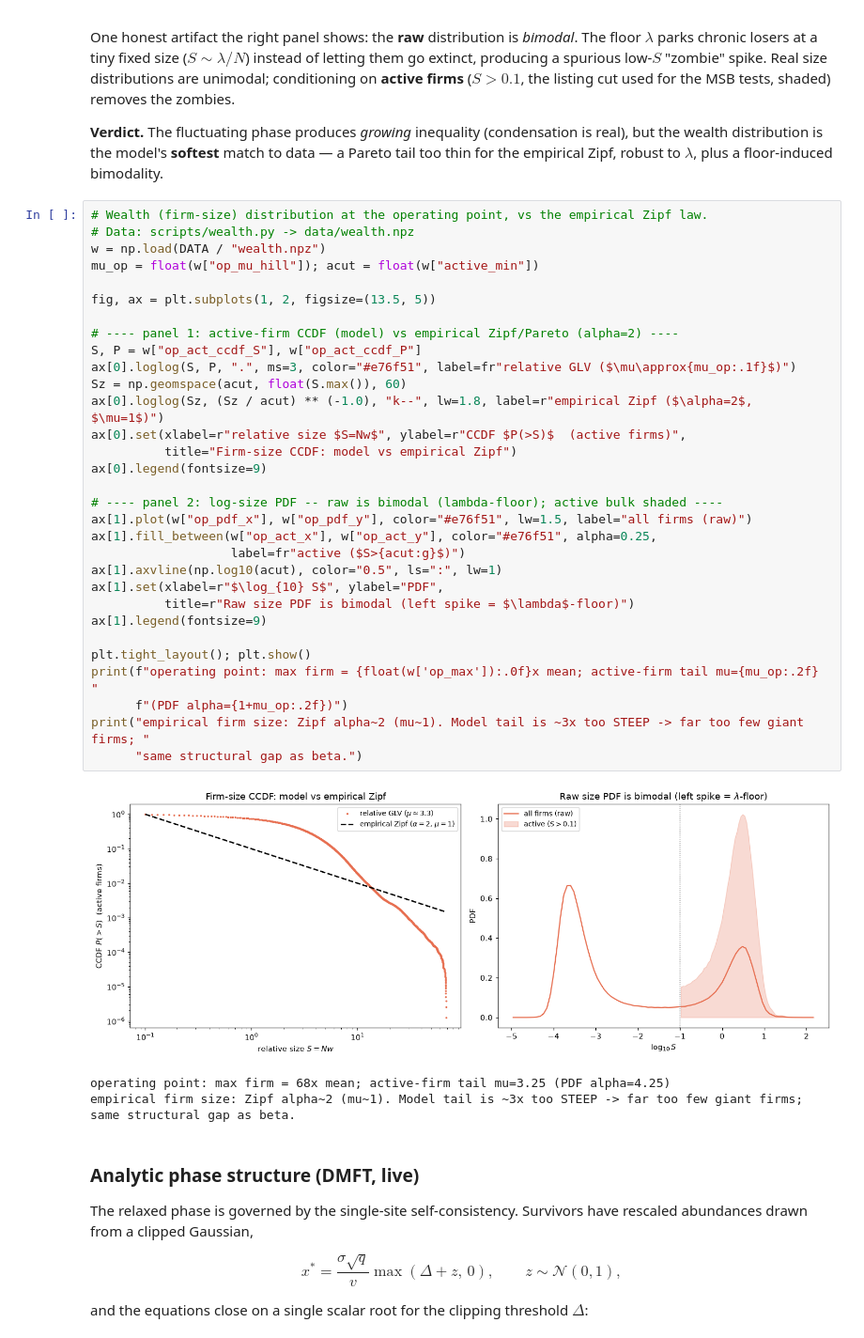
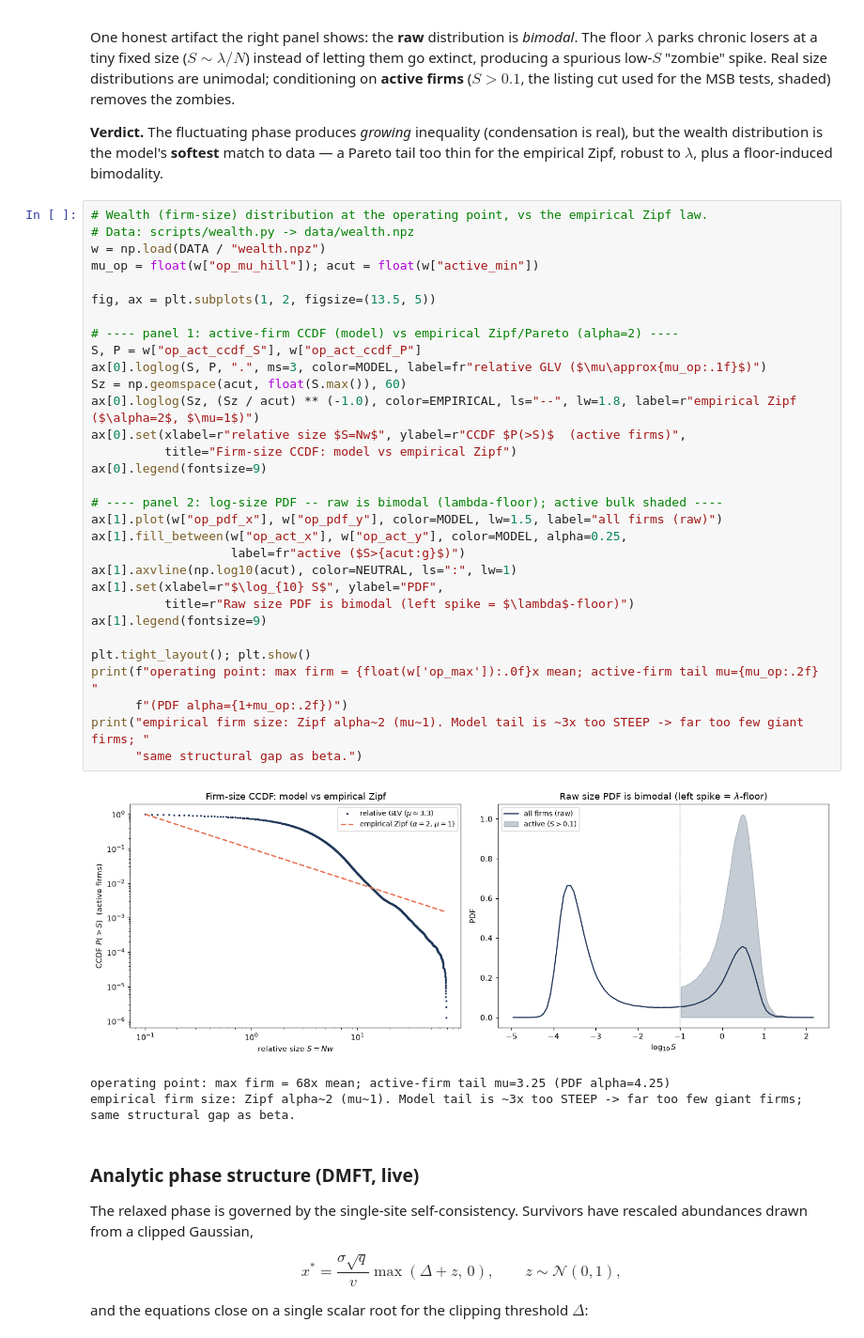
Before and after one commit to NotLudovico/dynamical-model-for-economics, a Jupyter notebook: story.ipynb, the cells around one changed output. Shown at 94% size. Cells and saved outputs as stored; diff of their text form.

```diff
--- a/story.ipynb
+++ b/story.ipynb
@@ -425,36 +425,36 @@ floor-induced bimodality.
 # %%
 # Wealth (firm-size) distribution at the operating point, vs the empirical Zipf law.
 # Data: scripts/wealth.py -> data/wealth.npz
 w = np.load(DATA / "wealth.npz")
 mu_op = float(w["op_mu_hill"]); acut = float(w["active_min"])
 
 fig, ax = plt.subplots(1, 2, figsize=(13.5, 5))
 
 # ---- panel 1: active-firm CCDF (model) vs empirical Zipf/Pareto (alpha=2) ----
 S, P = w["op_act_ccdf_S"], w["op_act_ccdf_P"]
-ax[0].loglog(S, P, ".", ms=3, color="#e76f51", label=fr"relative GLV ($\mu\approx{mu_op:.1f}$)")
+ax[0].loglog(S, P, ".", ms=3, color=MODEL, label=fr"relative GLV ($\mu\approx{mu_op:.1f}$)")
 Sz = np.geomspace(acut, float(S.max()), 60)
-ax[0].loglog(Sz, (Sz / acut) ** (-1.0), "k--", lw=1.8, label=r"empirical Zipf ($\alpha=2$, $\mu=1$)")
+ax[0].loglog(Sz, (Sz / acut) ** (-1.0), color=EMPIRICAL, ls="--", lw=1.8, label=r"empirical Zipf ($\alpha=2$, $\mu=1$)")
 ax[0].set(xlabel=r"relative size $S=Nw$", ylabel=r"CCDF $P(>S)$  (active firms)",
           title="Firm-size CCDF: model vs empirical Zipf")
 ax[0].legend(fontsize=9)
 
 # ---- panel 2: log-size PDF -- raw is bimodal (lambda-floor); active bulk shaded ----
-ax[1].plot(w["op_pdf_x"], w["op_pdf_y"], color="#e76f51", lw=1.5, label="all firms (raw)")
-ax[1].fill_between(w["op_act_x"], w["op_act_y"], color="#e76f51", alpha=0.25,
+ax[1].plot(w["op_pdf_x"], w["op_pdf_y"], color=MODEL, lw=1.5, label="all firms (raw)")
+ax[1].fill_between(w["op_act_x"], w["op_act_y"], color=MODEL, alpha=0.25,
                    label=fr"active ($S>{acut:g}$)")
-ax[1].axvline(np.log10(acut), color="0.5", ls=":", lw=1)
+ax[1].axvline(np.log10(acut), color=NEUTRAL, ls=":", lw=1)
 ax[1].set(xlabel=r"$\log_{10} S$", ylabel="PDF",
           title=r"Raw size PDF is bimodal (left spike = $\lambda$-floor)")
 ax[1].legend(fontsize=9)
 
 plt.tight_layout(); plt.show()
 print(f"operating point: max firm = {float(w['op_max']):.0f}x mean; active-firm tail mu={mu_op:.2f} "
       f"(PDF alpha={1+mu_op:.2f})")
 print("empirical firm size: Zipf alpha~2 (mu~1). Model tail is ~3x too STEEP -> far too few giant firms; "
       "same structural gap as beta.")
 # %% [output]
-[figure, old version]
+[figure, new version]
 operating point: max firm = 68x mean; active-firm tail mu=3.25 (PDF alpha=4.25)
 empirical firm size: Zipf alpha~2 (mu~1). Model tail is ~3x too STEEP -> far too few giant firms; same structural gap as beta.
 # %% [markdown]
```
Also changed, not shown: 2 other files.
